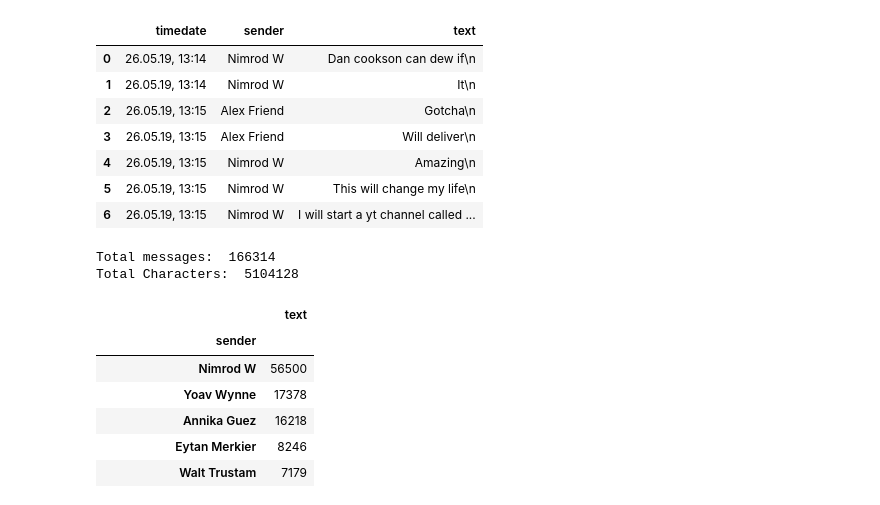
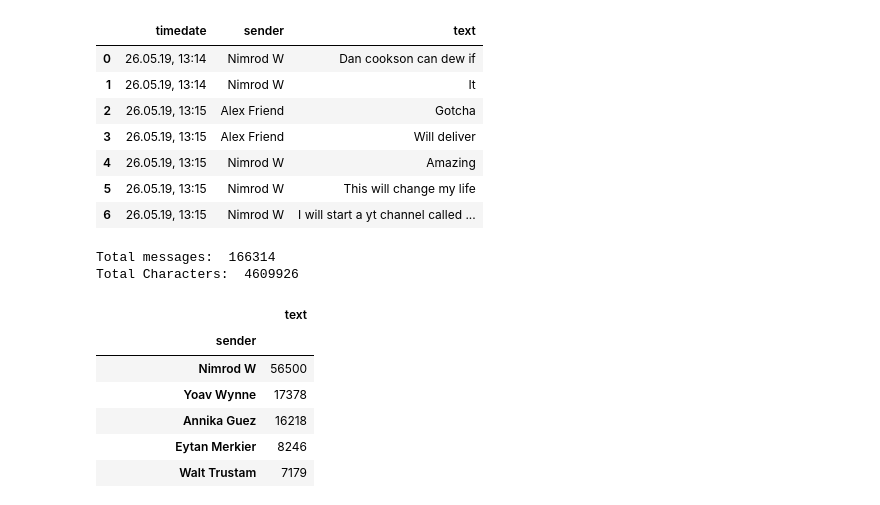
Before and after one commit to nimrodw/chatgen, a Jupyter notebook: notebooks/data_analysis.ipynb, the cells around one changed output. Saved outputs shown, nothing was run; the diff lists cells and outputs as text; code cells hidden in the pictures.

```diff
--- a/notebooks/data_analysis.ipynb
+++ b/notebooks/data_analysis.ipynb
@@ -16,20 +16,25 @@ pd.set_option('display.max_rows', 500)
 pd.set_option('display.max_columns', 500)
 pd.set_option('display.width', 1000)
 # %%
+# let's remove the newlines!
+df['text'] = df['text'].map(lambda x: x.replace('\n', ''))
+df['text'] = df['text'].map(lambda x: x.replace('<Medien ausgeschlossen>', ''))
+
+
 display(df.head(7))
 print("Total messages: ", len(df))
 print("Total Characters: ", df['text'].str.len().sum())
 # %% [output]
 |  | timedate | sender | text |
-| 0 | 26.05.19, 13:14 | Nimrod W | Dan cookson can dew if\n |
-| 1 | 26.05.19, 13:14 | Nimrod W | It\n |
-| 2 | 26.05.19, 13:15 | Alex Friend | Gotcha\n |
-| 3 | 26.05.19, 13:15 | Alex Friend | Will deliver\n |
-| 4 | 26.05.19, 13:15 | Nimrod W | Amazing\n |
-| 5 | 26.05.19, 13:15 | Nimrod W | This will change my life\n |
+| 0 | 26.05.19, 13:14 | Nimrod W | Dan cookson can dew if |
+| 1 | 26.05.19, 13:14 | Nimrod W | It |
+| 2 | 26.05.19, 13:15 | Alex Friend | Gotcha |
+| 3 | 26.05.19, 13:15 | Alex Friend | Will deliver |
+| 4 | 26.05.19, 13:15 | Nimrod W | Amazing |
+| 5 | 26.05.19, 13:15 | Nimrod W | This will change my life |
 | 6 | 26.05.19, 13:15 | Nimrod W | I will start a yt channel called ... |
 Total messages:  166314
-Total Characters:  5104128
+Total Characters:  4609926
 # %%
 # let's have a little look at some of the stats
 df[['sender','text']].groupby(['sender']).count().sort_values(by='text', ascending=False).head(18)
```
Also changed, not shown: parts of 10 cells of this notebook.
